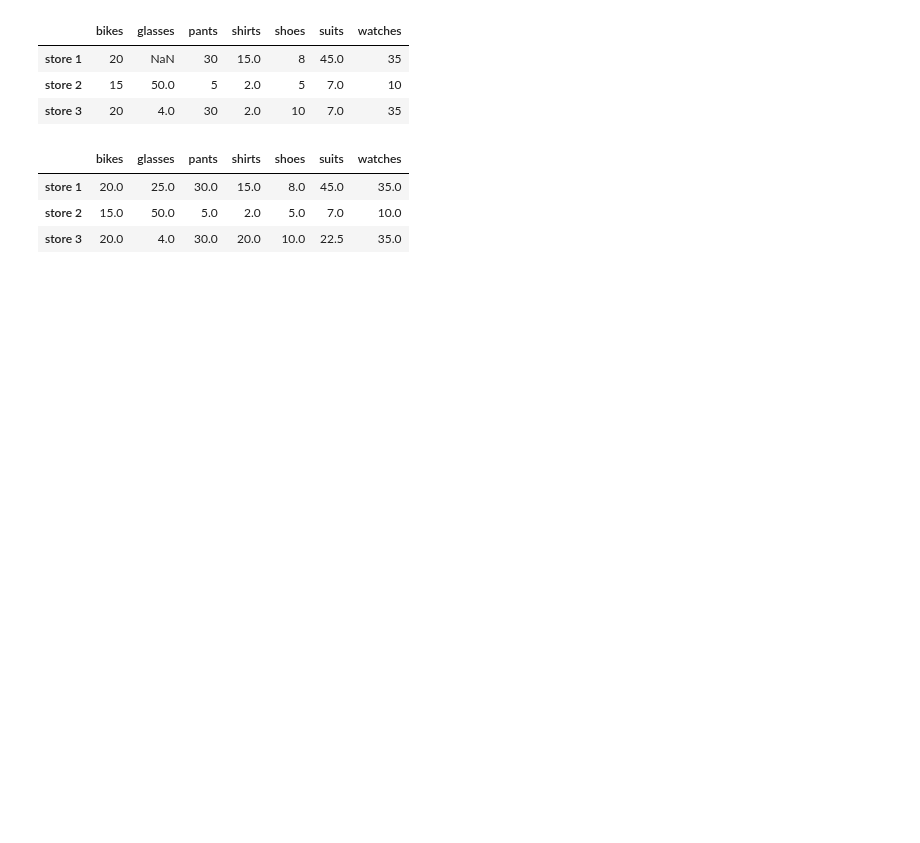
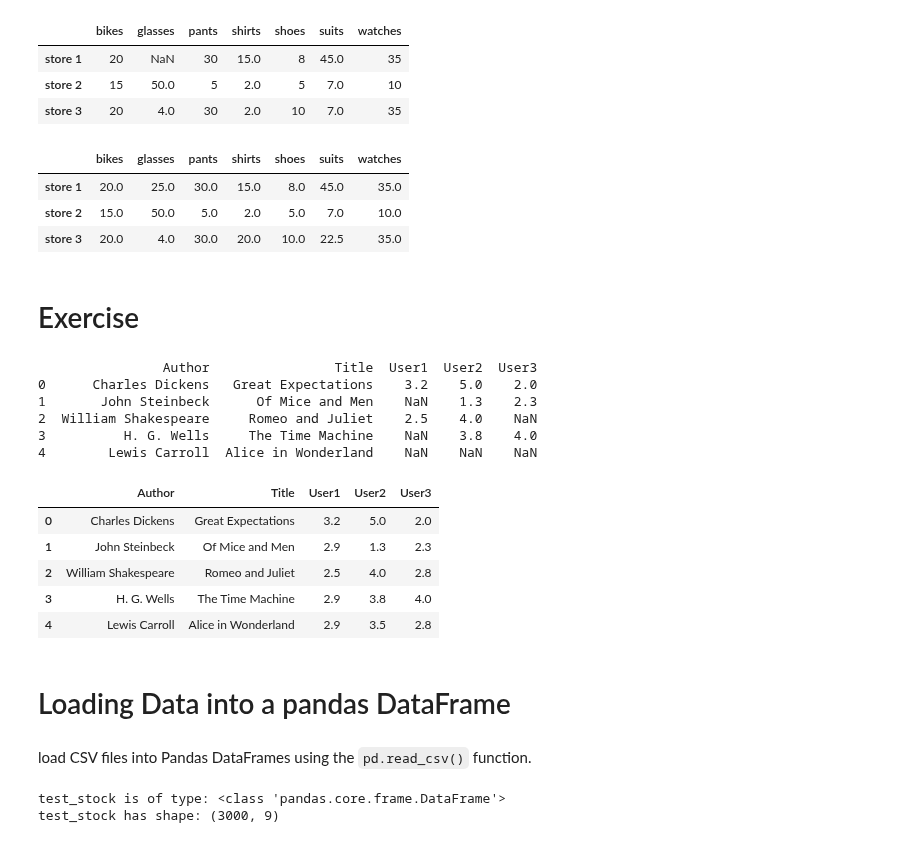
Before and after one commit to Berenice2018/DeepLearning, a Jupyter notebook: Pandas.ipynb, the cells around one changed output. Saved outputs shown, nothing was run; the diff lists cells and outputs as text; code cells hidden in the pictures; blank space fills up the shorter version.

```diff
--- a/Pandas.ipynb
+++ b/Pandas.ipynb
@@ -675,3 +694,77 @@ store_items.interpolate(method = 'linear', axis = 1)
 | store 1 | 20.0 | 25.0 | 30.0 | 15.0 | 8.0 | 45.0 | 35.0 |
 | store 2 | 15.0 | 50.0 | 5.0 | 2.0 | 5.0 | 7.0 | 10.0 |
 | store 3 | 20.0 | 4.0 | 30.0 | 20.0 | 10.0 | 22.5 | 35.0 |
+# %% [markdown]
+# Exercise
+# %%
+# Since we will be working with ratings, we will set the precision of our
+# dataframes to one decimal place.
+pd.set_option('precision', 1)
+
+# Create a Pandas DataFrame that contains the ratings some users have given to a
+# series of books. The ratings given are in the range from 1 to 5, with 5 being
+# the best score. The names of the books, the authors, and the ratings of each user
+# are given below:
+
+books = pd.Series(data = ['Great Expectations', 'Of Mice and Men', 'Romeo and Juliet', 'The Time Machine', 'Alice in Wonderland' ])
+authors = pd.Series(data = ['Charles Dickens', 'John Steinbeck', 'William Shakespeare', ' H. G. Wells', 'Lewis Carroll' ])
+
+user_1 = pd.Series(data = [3.2, np.nan ,2.5])
+user_2 = pd.Series(data = [5., 1.3, 4.0, 3.8])
+user_3 = pd.Series(data = [2.0, 2.3, np.nan, 4])
+user_4 = pd.Series(data = [4, 3.5, 4, 5, 4.2])
+
+# Users that have np.nan values means that the user has not yet rated that book.
+# Use the data above to create a Pandas DataFrame that has the following column
+# labels: 'Author', 'Book Title', 'User 1', 'User 2', 'User 3', 'User 4'. Let Pandas
+# automatically assign numerical row indices to the DataFrame.
+
+# Create a dictionary with the data given above
+dat = {'Author': authors,
+      'Title': books,
+      'User1': user_1,
+      'User2': user_2,
+      'User3': user_3}
+
+# Use the dictionary to create a Pandas DataFrame
+book_ratings = pd.DataFrame(dat)
+
+# If you created the dictionary correctly you should have a Pandas DataFrame
+# that has column labels: 'Author', 'Book Title', 'User 1', 'User 2', 'User 3',
+# 'User 4' and row indices 0 through 4.
+print(book_ratings)
+
+# Now replace all the NaN values in your DataFrame with the average rating in
+# each column. Replace the NaN values in place. HINT: you can use the fillna()
+# function with the keyword inplace = True, to do this.
+
+#book_ratings.fillna(method='ffill', axis=0)
+#book_ratings.fillna(book_ratings.mean(), inplace=True)
+book_ratings.fillna(book_ratings.mean(), inplace=False)
+# %% [output]
+                Author                Title  User1  User2  User3
+0      Charles Dickens   Great Expectations    3.2    5.0    2.0
+1       John Steinbeck      Of Mice and Men    NaN    1.3    2.3
+2  William Shakespeare     Romeo and Juliet    2.5    4.0    NaN
+3          H. G. Wells     The Time Machine    NaN    3.8    4.0
+4        Lewis Carroll  Alice in Wonderland    NaN    NaN    NaN
+|  | Author | Title | User1 | User2 | User3 |
+| 0 | Charles Dickens | Great Expectations | 3.2 | 5.0 | 2.0 |
+| 1 | John Steinbeck | Of Mice and Men | 2.9 | 1.3 | 2.3 |
+| 2 | William Shakespeare | Romeo and Juliet | 2.5 | 4.0 | 2.8 |
+| 3 | H. G. Wells | The Time Machine | 2.9 | 3.8 | 4.0 |
+| 4 | Lewis Carroll | Alice in Wonderland | 2.9 | 3.5 | 2.8 |
+# %% [markdown]
+# Loading Data into a pandas DataFrame
+# %% [markdown]
+ load CSV files into Pandas DataFrames using the `pd.read_csv()` function.
+# %%
+# We load Google stock data in a DataFrame
+test_stock = pd.read_csv('sample_data/california_housing_test.csv')
+
+# We print some information about Google_stock
+print('test_stock is of type:', type(test_stock))
+print('test_stock has shape:', test_stock.shape)
+# %% [output]
+test_stock is of type: <class 'pandas.core.frame.DataFrame'>
+test_stock has shape: (3000, 9)
```
Also changed, not shown: parts of 23 cells of this notebook.
